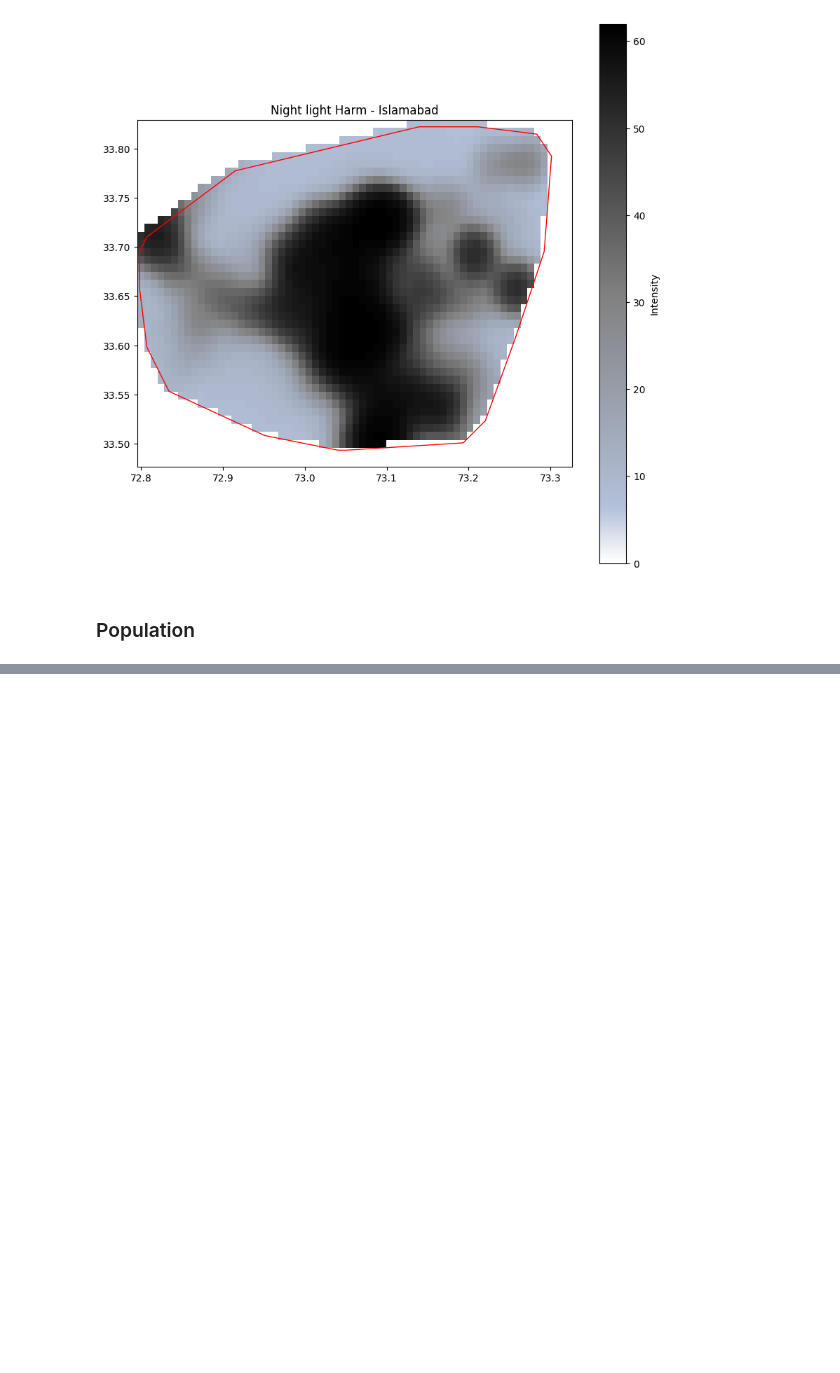
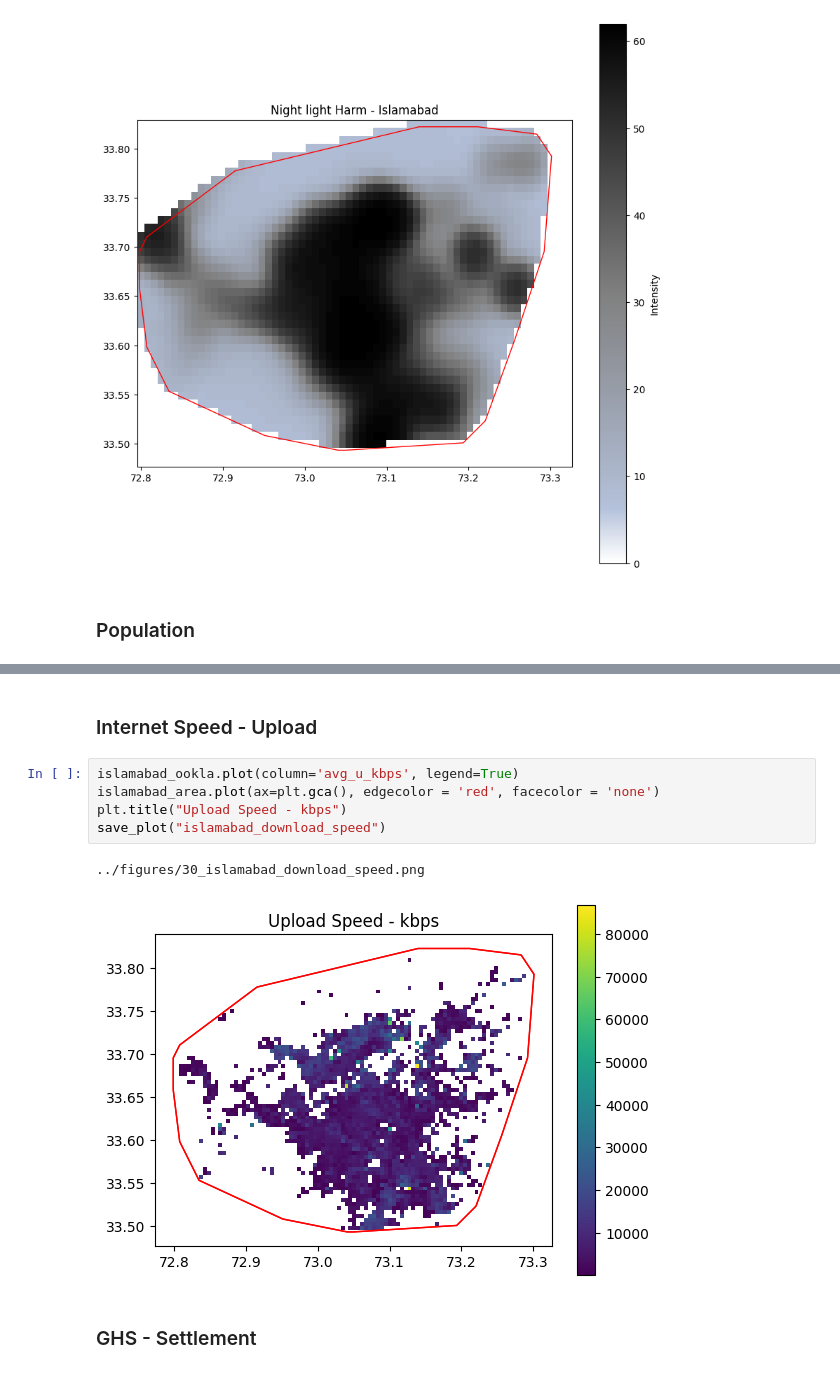
Before and after one commit to TJhon/python-raster-crop, a Jupyter notebook: tutorials/reference.ipynb, the cells around one changed output, grey strips where cells are left out. Cells and saved outputs as stored; diff of their text form; blank space fills up the shorter version.

```diff
--- a/tutorials/reference.ipynb
+++ b/tutorials/reference.ipynb
@@ -905,0 +1013,12 @@ gen_plot(
+# %% [markdown]
+### Internet Speed - Upload
+# %%
+islamabad_ookla.plot(column='avg_u_kbps', legend=True)
+islamabad_area.plot(ax=plt.gca(), edgecolor = 'red', facecolor = 'none')
+plt.title("Upload Speed - kbps")
+save_plot("islamabad_download_speed")
+# %% [output]
+../figures/30_islamabad_download_speed.png
+[figure, added]
+# %% [markdown]
+### GHS - Settlement
```
Also changed, not shown: parts of 41 cells of this notebook, 31 other files.
